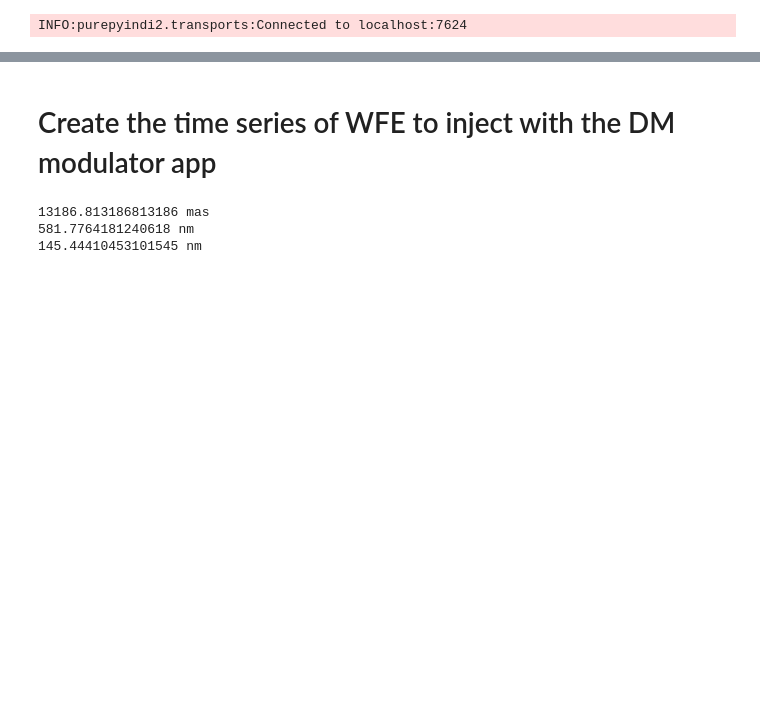
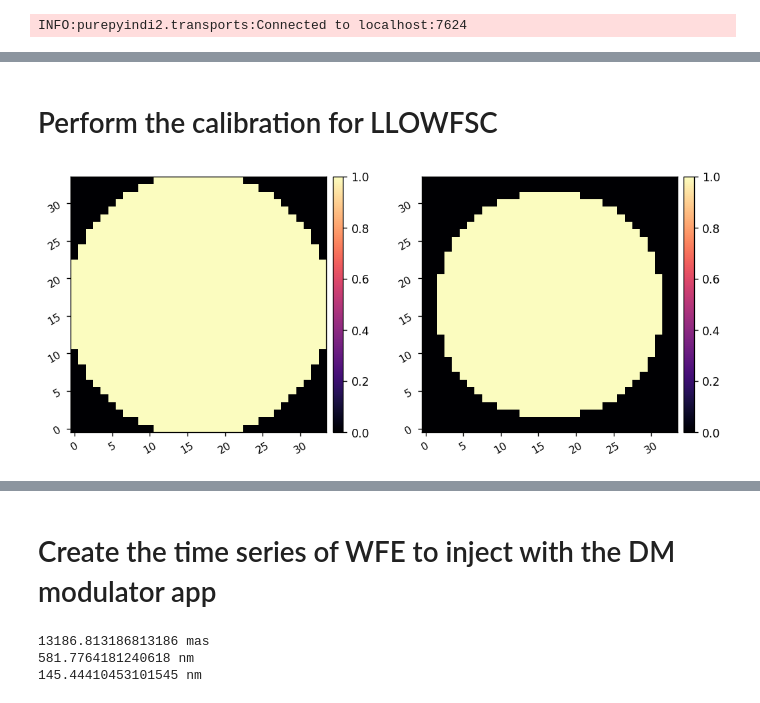
Before and after one commit to uasal/scoob-interface, a Jupyter notebook: notebooks/scoobi_demo_llowfsc.ipynb, the cells around one changed output, grey strips where cells are left out. Drawn from its saved outputs; the diff is of its cells as text; code cells hidden in the pictures; blank space fills up the shorter version.

```diff
--- a/notebooks/scoobi_demo_llowfsc.ipynb
+++ b/notebooks/scoobi_demo_llowfsc.ipynb
@@ -58 +77,7 @@ I.zero_dm()
+# %% [markdown]
+# Perform the calibration for LLOWFSC
+# %%
+imshow2(I.dm_mask, I.dm_pupil_mask)
+# %% [output]
+[figure, added]
 # %%
```
Also changed, not shown: parts of 37 cells of this notebook, 1 other file.
